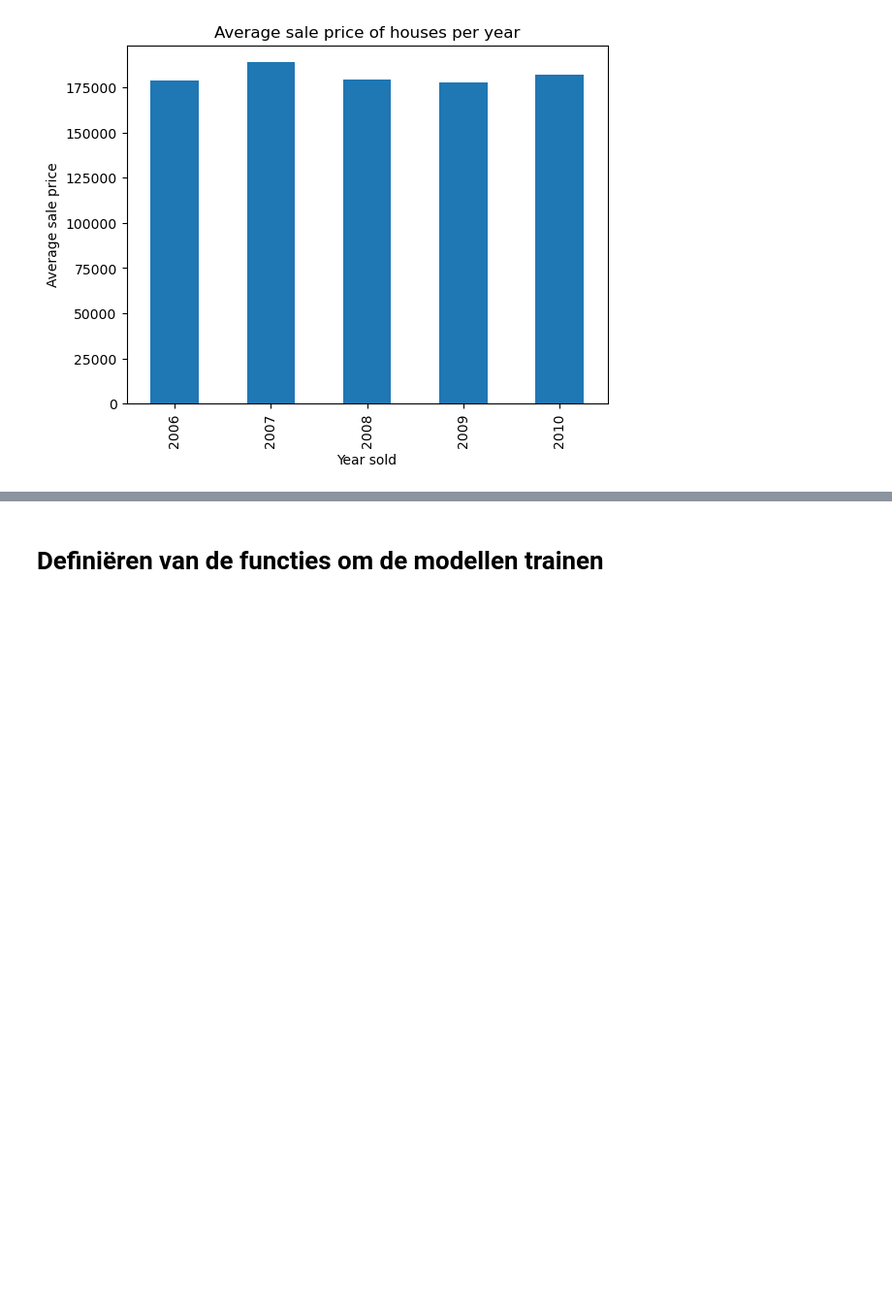
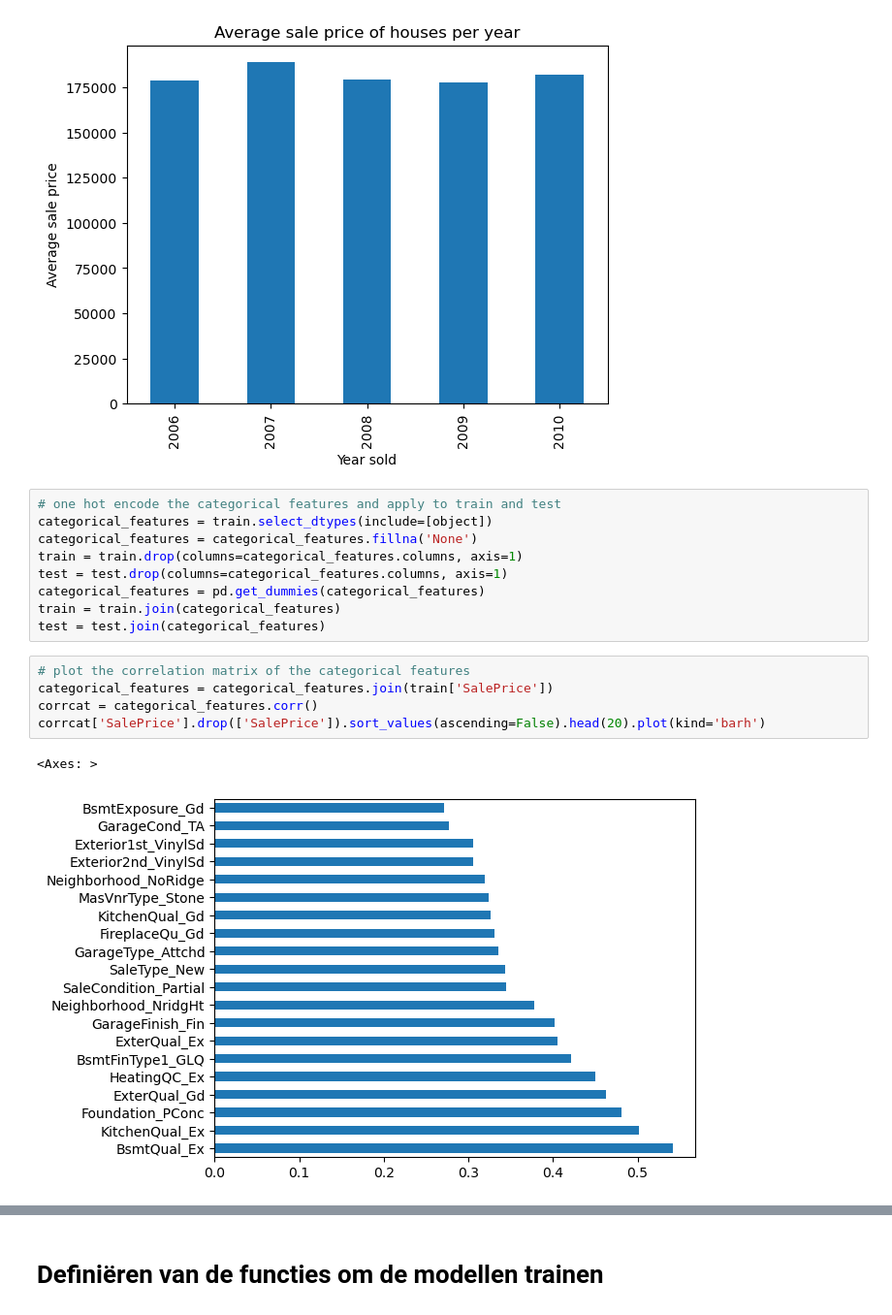
Before and after one commit to WesselKuijstermans/Minor, a Jupyter notebook: ML1_Uitstapje/Uitstapje.ipynb, the cells around one changed output, grey strips where cells are left out. Shown at 97% size. Drawn from its saved outputs; the diff is of its cells as text; blank space fills up the shorter version.

```diff
--- a/ML1_Uitstapje/Uitstapje.ipynb
+++ b/ML1_Uitstapje/Uitstapje.ipynb
@@ -175,5 +175,22 @@ plt.ylabel('Average sale price')
 plt.show()
 # %% [output]
 [figure]
+# %%
+# one hot encode the categorical features and apply to train and test
+categorical_features = train.select_dtypes(include=[object])
+categorical_features = categorical_features.fillna('None')
+train = train.drop(columns=categorical_features.columns, axis=1)
+test = test.drop(columns=categorical_features.columns, axis=1)
+categorical_features = pd.get_dummies(categorical_features)
+train = train.join(categorical_features)
+test = test.join(categorical_features)
+# %%
+# plot the correlation matrix of the categorical features
+categorical_features = categorical_features.join(train['SalePrice'])
+corrcat = categorical_features.corr()
+corrcat['SalePrice'].drop(['SalePrice']).sort_values(ascending=False).head(20).plot(kind='barh')
+# %% [output]
+<Axes: >
+[figure, added]
 # %%
 # plot the correlation matrix of numeric features
```
Also changed, not shown: parts of 15 cells of this notebook, 1 other file.
